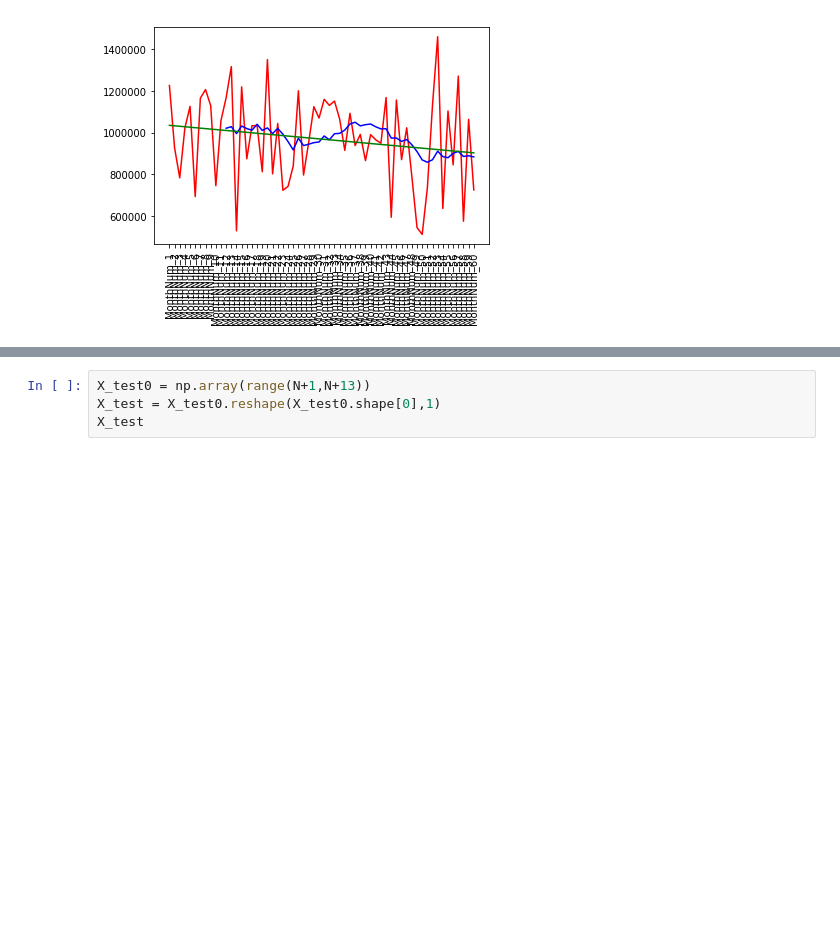
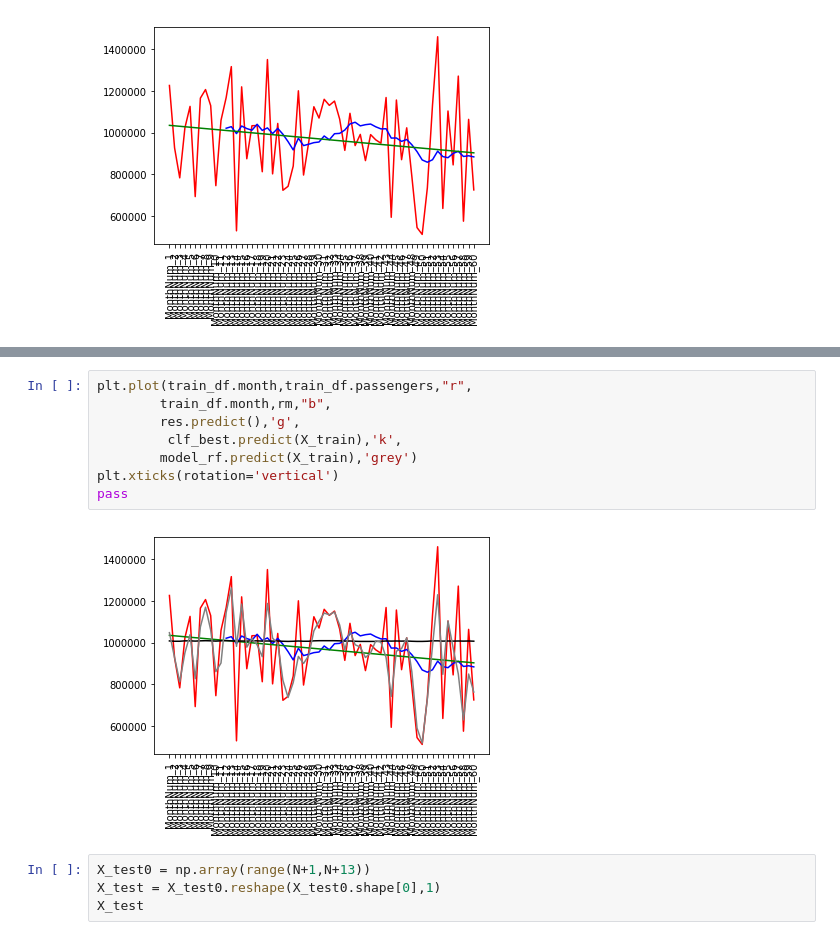
Before and after one commit to robineriksson/HackerRankSolutions, a Jupyter notebook: forecastPassenger/predictPassangers.ipynb, the cells around one changed output, grey strips where cells are left out. Drawn from its saved outputs; the diff is of its cells as text; blank space fills up the shorter version.

```diff
--- a/forecastPassenger/predictPassangers.ipynb
+++ b/forecastPassenger/predictPassangers.ipynb
@@ -105,3 +202,13 @@ SVR(C=1000, cache_size=200, coef0=0.0, degree=3, epsilon=0.1, gamma=0.1,
+# %%
+plt.plot(train_df.month,train_df.passengers,"r",
+        train_df.month,rm,"b",
+        res.predict(),'g',
+         clf_best.predict(X_train),'k',
+        model_rf.predict(X_train),'grey')
+plt.xticks(rotation='vertical')
+pass
+# %% [output]
+[figure, added]
 # %%
 X_test0 = np.array(range(N+1,N+13))
 X_test = X_test0.reshape(X_test0.shape[0],1)
```
Also changed, not shown: parts of 21 cells of this notebook, 7 other files.
